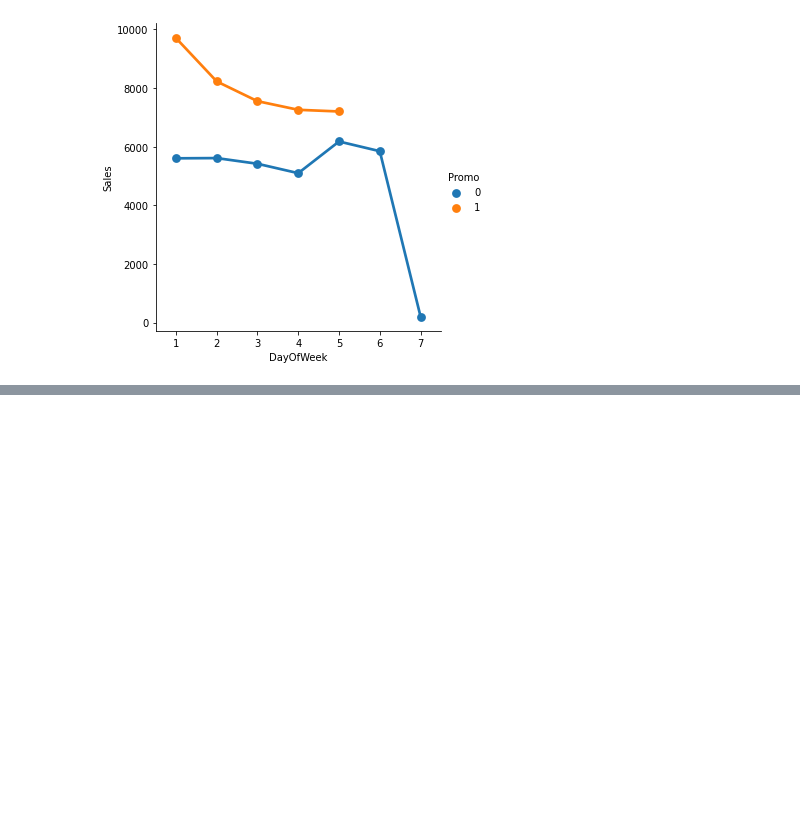
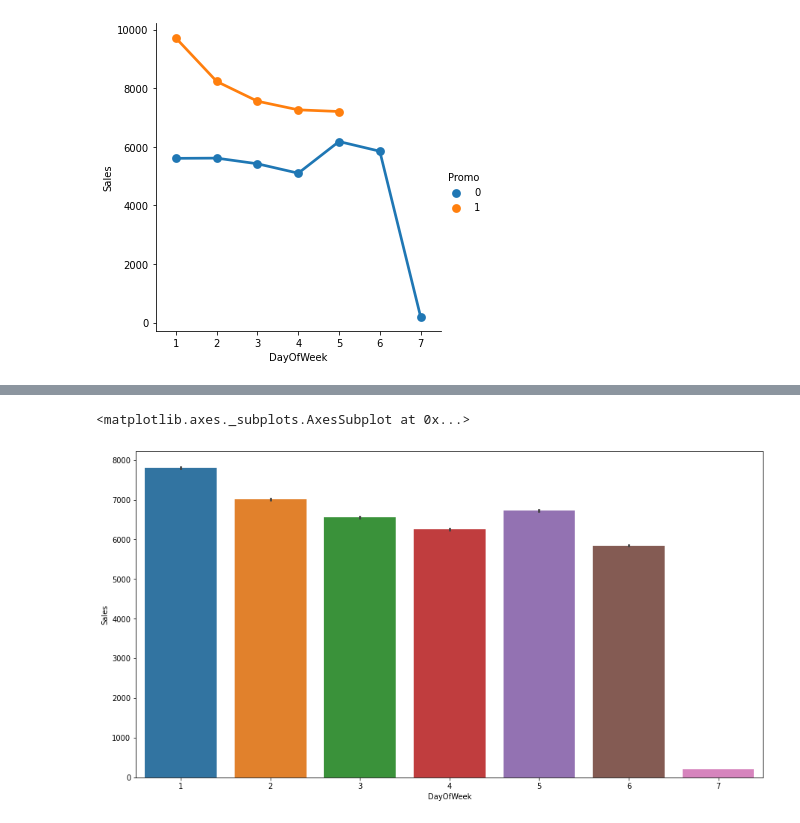
Before and after one commit to RahulI5/Retail-Sales-Prediction, a Jupyter notebook: Retail_Sales_Prediction_Capstone_Project.ipynb, the cells around one changed output, grey strips where cells are left out. Saved outputs shown, nothing was run; the diff lists cells and outputs as text; code cells hidden in the pictures; blank space fills up the shorter version.

```diff
--- a/Retail_Sales_Prediction_Capstone_Project.ipynb
+++ b/Retail_Sales_Prediction_Capstone_Project.ipynb
@@ -245,0 +257,7 @@ sns.factorplot(data = merge_data, x = "DayOfWeek", y = "Sales", hue = "Promo")
+# %%
+#Plot for sales in terms of days of the week
+plt.figure(figsize=(15,8))
+sns.barplot(x='DayOfWeek', y='Sales' ,data=merge_data)
+# %% [output]
+<matplotlib.axes._subplots.AxesSubplot at 0x...>
+[figure, added]
```
Also changed, not shown: parts of 8 cells of this notebook.
